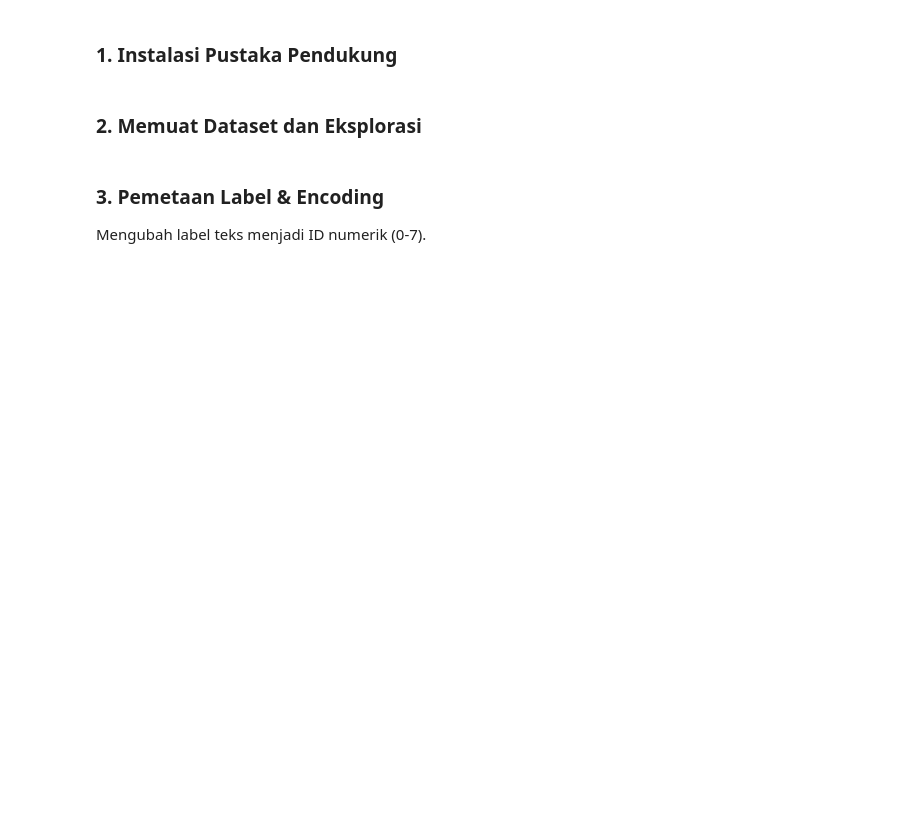
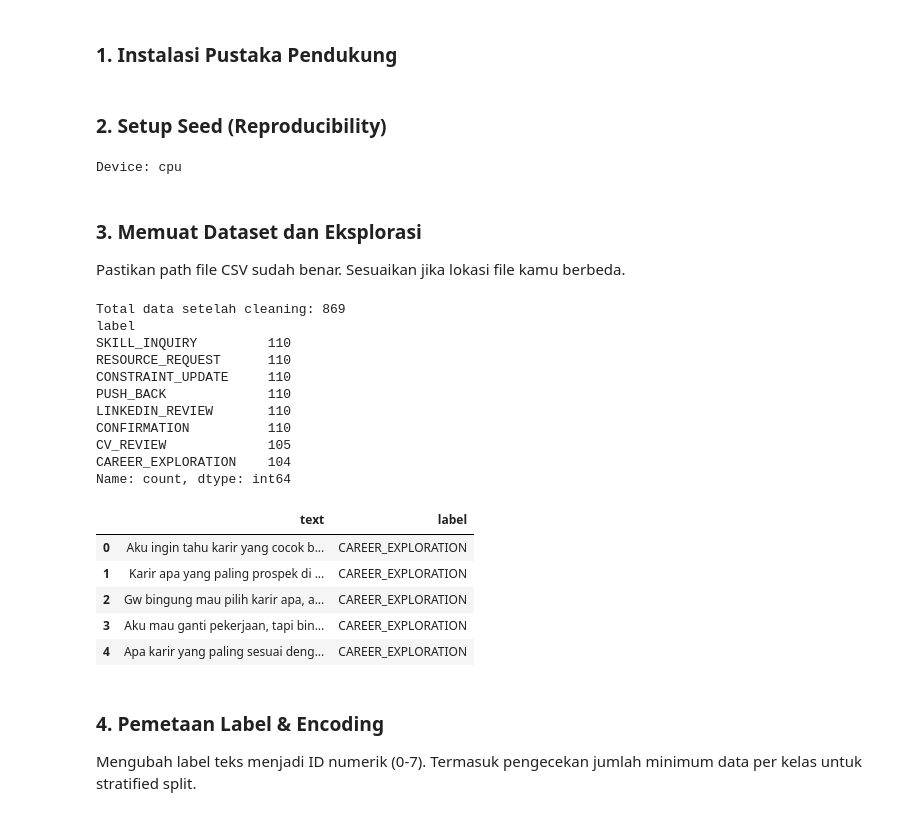
Before and after one commit to naemaaa/Matchaa, a Jupyter notebook: ats_model_app/train_indobert.ipynb, the cells around one changed output. Cells and saved outputs as stored; diff of their text form; code cells hidden in the pictures; blank space fills up the shorter version.

```diff
--- a/ats_model_app/train_indobert.ipynb
+++ b/ats_model_app/train_indobert.ipynb
@@ -13,16 +30,56 @@ Notebook ini digunakan untuk melakukan *fine-tuning* model Transformer **IndoBER
-# %% [markdown]
-### 2. Memuat Dataset dan Eksplorasi
+# %% [markdown]
+### 2. Setup Seed (Reproducibility)
+# %%
+import random
+import numpy as np
+import torch
+
+SEED = 42
+random.seed(SEED)
+np.random.seed(SEED)
+torch.manual_seed(SEED)
+if torch.cuda.is_available():
+    torch.cuda.manual_seed_all(SEED)
+
+print("Device:", "cuda" if torch.cuda.is_available() else "cpu")
+# %% [output]
+Device: cpu
+# %% [markdown]
+### 3. Memuat Dataset dan Eksplorasi
+
+Pastikan path file CSV sudah benar. Sesuaikan jika lokasi file kamu berbeda.
 # %%
 import pandas as pd
-from datasets import Dataset
-from sklearn.model_selection import train_test_split
 
-# Muat file CSV yang diupload
-df = pd.read_csv('intent_dataset.csv')
-print("Total data:", len(df))
+DATA_PATH = '/content/drive/MyDrive/Pijak/Indobert/intent_dataset.csv'
+
+df = pd.read_csv(DATA_PATH)
+
+# Buang baris kosong/duplikat
+df = df.dropna(subset=['text', 'label']).drop_duplicates(subset=['text']).reset_index(drop=True)
+
+print("Total data setelah cleaning:", len(df))
 print(df['label'].value_counts())
 df.head()
+# %% [output]
+Total data setelah cleaning: 869
+label
+SKILL_INQUIRY         110
+RESOURCE_REQUEST      110
+CONSTRAINT_UPDATE     110
+PUSH_BACK             110
+LINKEDIN_REVIEW       110
+CONFIRMATION          110
+CV_REVIEW             105
+CAREER_EXPLORATION    104
+Name: count, dtype: int64
+|  | text | label |
+| 0 | Aku ingin tahu karir yang cocok b... | CAREER_EXPLORATION |
+| 1 | Karir apa yang paling prospek di ... | CAREER_EXPLORATION |
+| 2 | Gw bingung mau pilih karir apa, a... | CAREER_EXPLORATION |
+| 3 | Aku mau ganti pekerjaan, tapi bin... | CAREER_EXPLORATION |
+| 4 | Apa karir yang paling sesuai deng... | CAREER_EXPLORATION |
 # %% [markdown]
-### 3. Pemetaan Label & Encoding
+### 4. Pemetaan Label & Encoding
 
-Mengubah label teks menjadi ID numerik (0-7).
+Mengubah label teks menjadi ID numerik (0-7). Termasuk pengecekan jumlah minimum data per kelas untuk stratified split.
```
Also changed, not shown: parts of 30 cells of this notebook, 3 other files.
